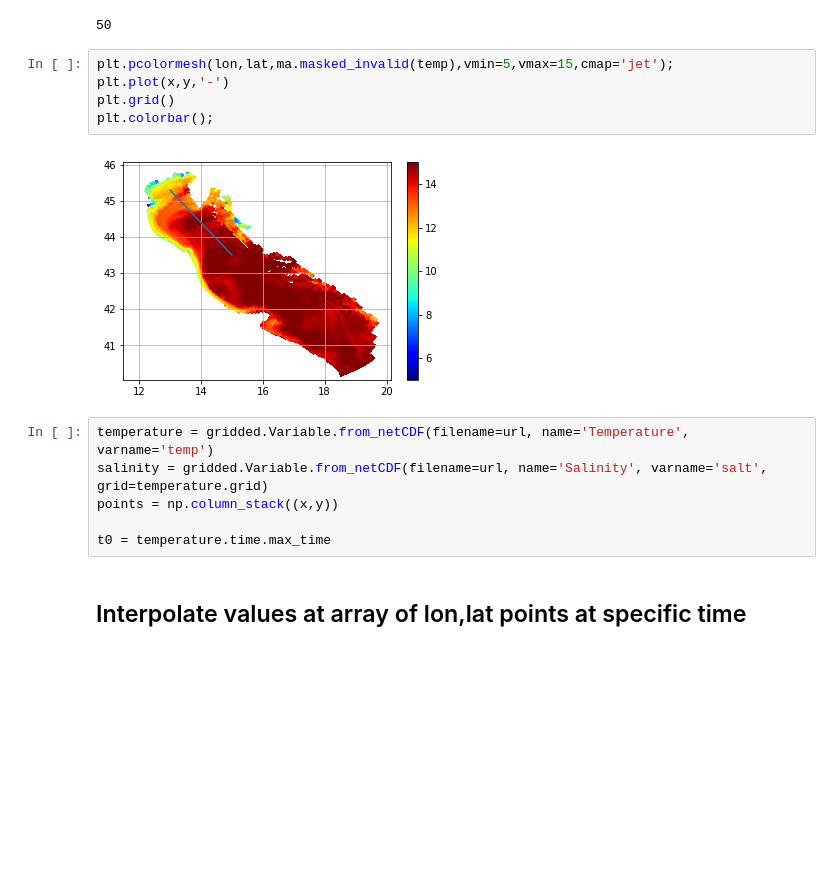
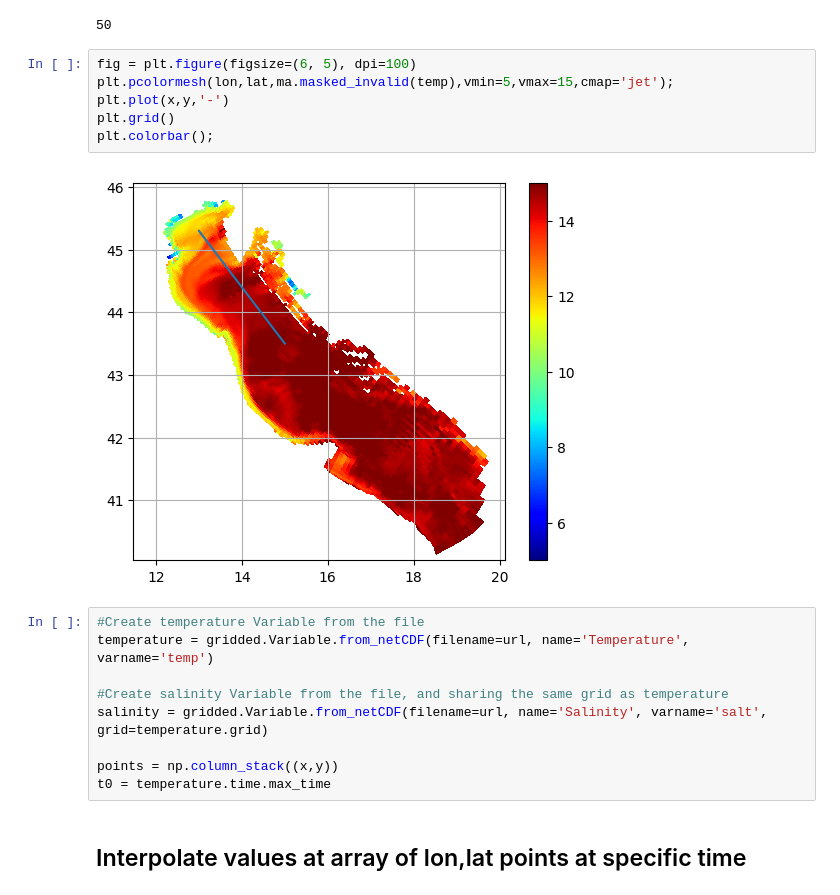
Before and after one commit to NOAA-ORR-ERD/gridded, a Jupyter notebook: examples/trajectory_test.ipynb, the cells around one changed output. Saved outputs shown, nothing was run; the diff lists cells and outputs as text; blank space fills up the shorter version.

```diff
--- a/examples/trajectory_test.ipynb
+++ b/examples/trajectory_test.ipynb
@@ -21,17 +21,21 @@ len(x)
 # %% [output]
 50
 # %%
+fig = plt.figure(figsize=(6, 5), dpi=100)
 plt.pcolormesh(lon,lat,ma.masked_invalid(temp),vmin=5,vmax=15,cmap='jet');
 plt.plot(x,y,'-')
 plt.grid()
 plt.colorbar();
 # %% [output]
-[figure, old version]
+[figure, new version]
 # %%
+#Create temperature Variable from the file
 temperature = gridded.Variable.from_netCDF(filename=url, name='Temperature', varname='temp')
+
+#Create salinity Variable from the file, and sharing the same grid as temperature
 salinity = gridded.Variable.from_netCDF(filename=url, name='Salinity', varname='salt', grid=temperature.grid)
+
 points = np.column_stack((x,y))
-
 t0 = temperature.time.max_time
 # %% [markdown]
 ## Interpolate values at array of lon,lat points at specific time
```
Also changed, not shown: parts of 3 cells of this notebook, 6 other files.
